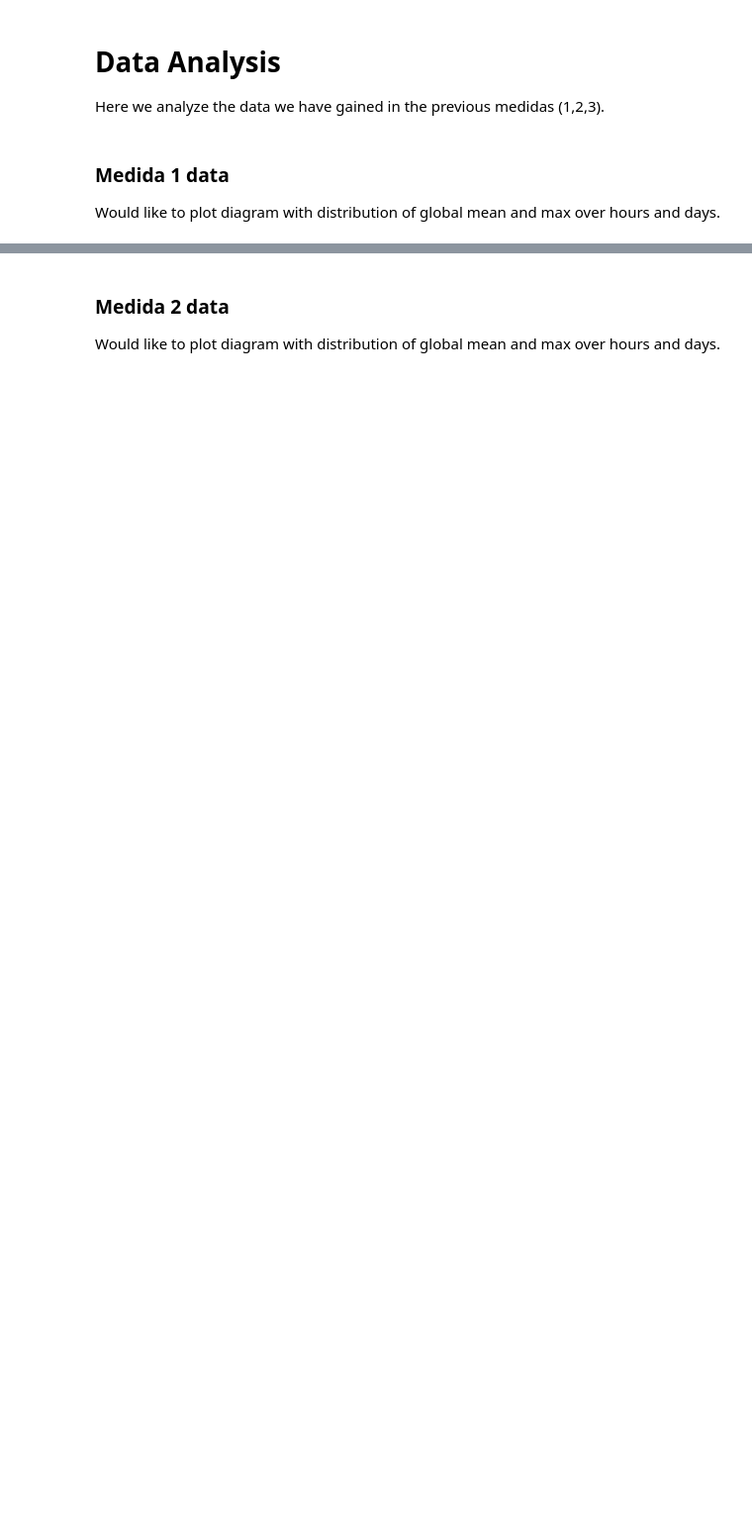
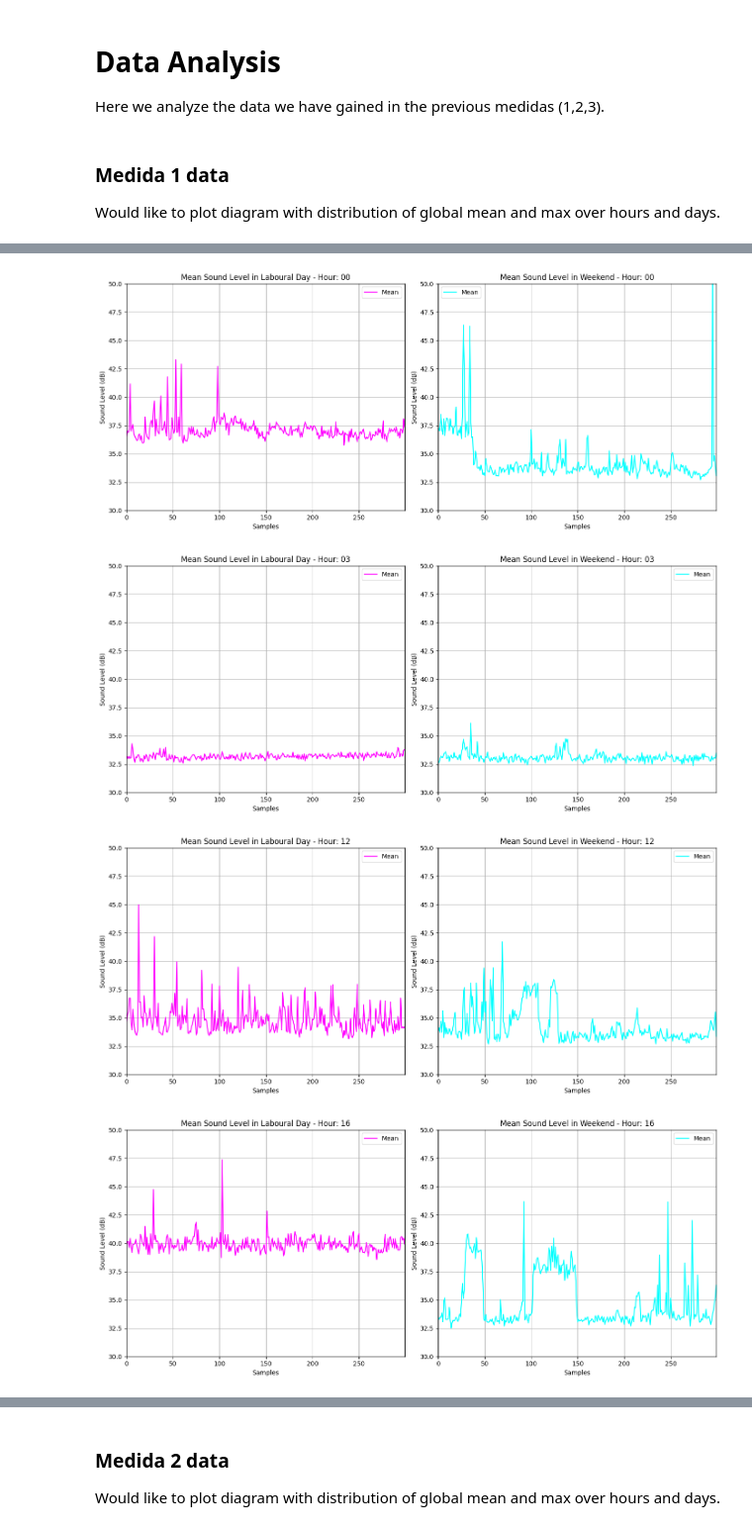
Before and after one commit to vanishady/SoundLevelMeter, a Jupyter notebook: Analysis.ipynb, the cells around one changed output, grey strips where cells are left out. Shown: that part at 99% size. Drawn from its saved outputs; the diff is of its cells as text; code cells hidden in the pictures; blank space fills up the shorter version.

```diff
--- a/Analysis.ipynb
+++ b/Analysis.ipynb
@@ -40,10 +40,14 @@ import matplotlib.pyplot as plt
 # Load files from folders
 files = os.listdir(path_1)
 
-# Lists to store data
+# Store means, peaks and stdevs for each hour, laboural days
 means_1 = {}
 peaks_1 = {}
 stdev_1 = {}
+
+# Lists of all means sampled during week and weekend
+allMeans = {}
+allMeansWe = {}
 
 
 for fn in files:
@@ -65,6 +69,7 @@ for fn in files:
         print(Grey+f'Hour: {hour}')
 
         means = [m['mean'] for m in data]
+        allMeans[hour] = means
         global_mean = round(np.mean(means),2)
         means_1[hour] = global_mean
         print(Cyan+f'Mean: {global_mean}')
@@ -76,4 +81,15 @@ for fn in files:
         stdev = round(np.std(peaks),2)
         print(Yellow+f'Stdev (calculated along peak values): {stdev}')
         stdev_1[hour] = stdev
+
+    if fn_type == 'type_2' and fn_day in ['Sat', 'Sun']:
+        with open(path_1+'/'+fn, 'r') as f:
+            data = json.load(f)
+        print(White+fn)
+
+        hour = fn_hour[:2]
+        print(Grey+f'Hour: {hour}')
+
+        means_we = [m['mean'] for m in data]
+        allMeansWe[hour] = means_we
 # %% [output]
@@ -96,0 +116,40 @@ Stdev (calculated along peak values): 1.32
+# %%
+for k in allMeans.keys():
+    means = allMeans[k]
+    m_number = list(range(0,len(means)))
+
+    # Creazione della figura con 2 subfigure (side-by-side)
+    fig, axs = plt.subplots(1, 2, figsize=(14, 6))
+
+    # Primo grafico
+    axs[0].plot(m_number, means, label="Mean", color="magenta")
+    axs[0].set_xlim(0, len(m_number)-1)
+    axs[0].set_ylim(30, 50)
+    axs[0].set_xlabel("Samples")
+    axs[0].set_ylabel("Sound Level (dB)")
+    axs[0].set_title(f'Mean Sound Level in Laboural Day - Hour: {k}')
+    axs[0].grid(True)
+    axs[0].legend()
+
+    # Secondo grafico
+    means_we = allMeansWe[k]
+    m_number = list(range(0,len(means_we)))
+
+    # Secondo grafico (puoi cambiare questo grafico per qualcosa di diverso, se necessario)
+    axs[1].plot(m_number, means_we, label="Mean", color="cyan")
+    axs[1].set_xlim(0, len(m_number)-1)
+    axs[1].set_ylim(30, 50)
+    axs[1].set_xlabel("Samples")
+    axs[1].set_ylabel("Sound Level (dB)")
+    axs[1].set_title(f'Mean Sound Level in Weekend - Hour: {k}')
+    axs[1].grid(True)
+    axs[1].legend()
+
+    # Mostra la figura
+    plt.tight_layout()  # Organizza bene gli spazi
+    plt.show()
+# %% [output]
+[figure, added]
+[figure, added]
+[figure, added]
+[figure, added]
```
Also changed, not shown: parts of 6 cells of this notebook, 52 other files.
